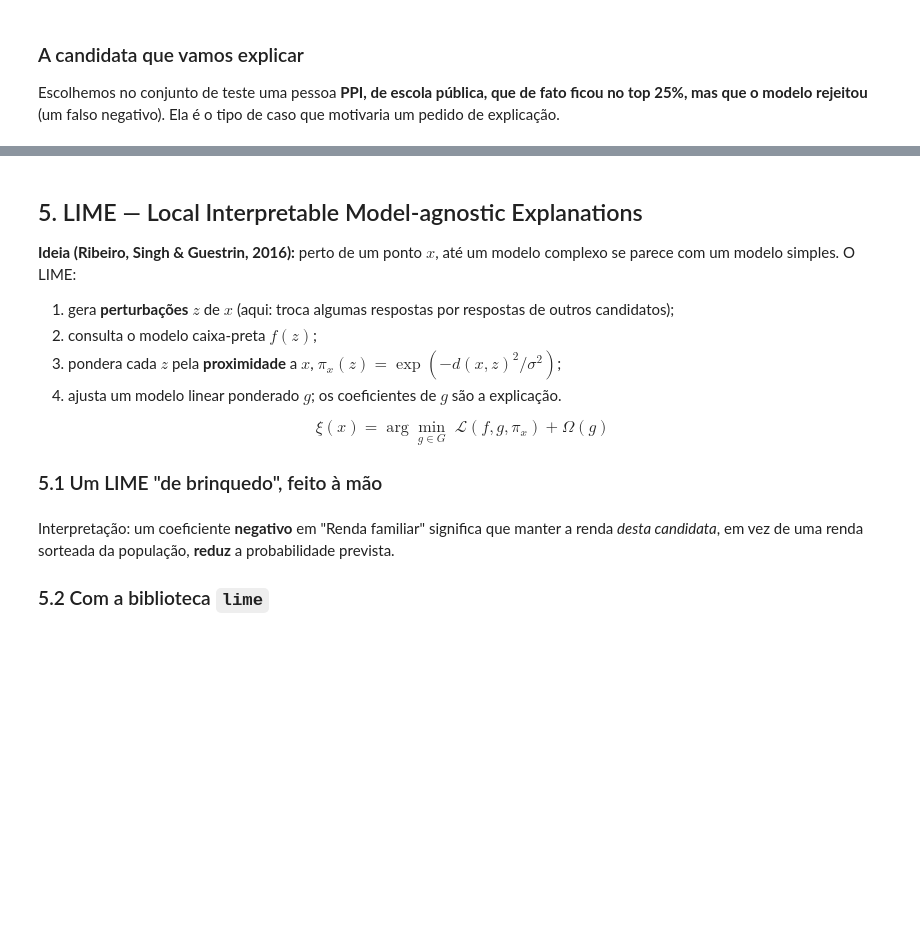
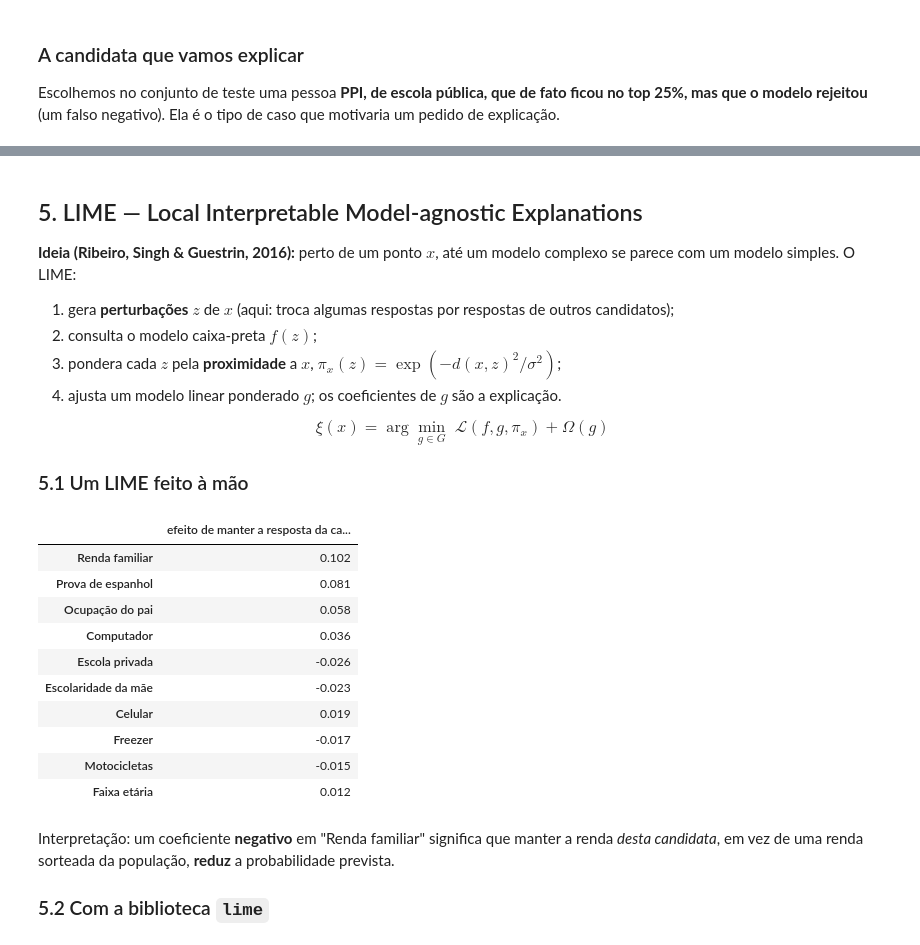
Before and after one commit to giovana-morais/ciencia_de_dados_responsavel, a Jupyter notebook: encontro_3/explicabilidade_enem_2023.ipynb, the cells around one changed output, grey strips where cells are left out. Cells and saved outputs as stored; diff of their text form; code cells hidden in the pictures; blank space fills up the shorter version.

Commit message:
adiciona materiais do encontro 4

```diff
--- a/encontro_3/explicabilidade_enem_2023.ipynb
+++ b/encontro_3/explicabilidade_enem_2023.ipynb
@@ -56,22 +56,17 @@ AZUL, LARANJA, VERMELHO, CINZA = "#2a78d6", "#eb6834", "#e34948", "#a8a7a0"
 
 Mesmo procedimento da aula anterior: download do INEP (ou caminho local/Drive), leitura apenas das colunas
 necessárias e recorte para **concluintes de 2023, não treineiros, presentes nas quatro provas e com redação válida**.
+# %%
+# Mude pro caminho onde vc salvou seus dados
+ARQUIVO_DADOS = "../encontro_1/microdados_enem_2023/DADOS/MICRODADOS_ENEM_2023.csv"
+
+# O arquivo tem 3.9 milhões de linhas. 50k é suficiente pra gente ver o
+# impacto das decisões e mantém o notebook rápido.
+TAMANHO_AMOSTRA = 50000
+
+# Seed de gerador aleatório
+RANDOM_SEED = 42
 # %%
-URL_INEP    = "https://download.inep.gov.br/microdados/microdados_enem_2023.zip"
-CAMINHO_ZIP = os.environ.get("ENEM_ZIP", "microdados_enem_2023.zip")
-CAMINHO_CSV = os.environ.get("ENEM_CSV", "MICRODADOS_ENEM_2023.csv")
-N_LINHAS    = None   # ex.: 500_000 para uma amostra rápida
-
-if not os.path.exists(CAMINHO_CSV):
-    if not os.path.exists(CAMINHO_ZIP):
-        print("Baixando microdados do INEP… (pode levar alguns minutos)")
-        urllib.request.urlretrieve(URL_INEP, CAMINHO_ZIP)
-    with zipfile.ZipFile(CAMINHO_ZIP) as z:
-        membro = [n for n in z.namelist() if n.upper().endswith("MICRODADOS_ENEM_2023.CSV")][0]
-        with z.open(membro) as src, open(CAMINHO_CSV, "wb") as dst:
-            while chunk := src.read(1 << 24):
-                dst.write(chunk)
-
 QUESTOES = [f"Q{i:03d}" for i in range(1, 26)]
 NOTAS    = ["NU_NOTA_CN", "NU_NOTA_CH", "NU_NOTA_LC", "NU_NOTA_MT", "NU_NOTA_REDACAO"]
 COLUNAS  = (["TP_FAIXA_ETARIA", "TP_SEXO", "TP_COR_RACA", "TP_ST_CONCLUSAO", "TP_ESCOLA",
@@ -81,7 +76,7 @@ COLUNAS  = (["TP_FAIXA_ETARIA", "TP_SEXO", "TP_COR_RACA", "TP_ST_CONCLUSAO", "TP
 tipos = {c: "float32" for c in NOTAS}
 tipos.update({c: "category" for c in QUESTOES + ["TP_SEXO", "SG_UF_PROVA"]})
 
-bruto = pd.read_csv(CAMINHO_CSV, sep=";", encoding="latin-1", nrows=N_LINHAS,
+bruto = pd.read_csv(ARQUIVO_DADOS, sep=";", encoding="latin-1", nrows=TAMANHO_AMOSTRA,
                     usecols=lambda c: c in COLUNAS, dtype=tipos)
 
 pres = bruto[["TP_PRESENCA_CN", "TP_PRESENCA_CH", "TP_PRESENCA_LC", "TP_PRESENCA_MT"]].eq(1).all(axis=1)
@@ -215,22 +235,44 @@ modelo simples. O LIME:
 
 $$\xi(x) = \arg\min_{g \in G} \; \mathcal{L}(f, g, \pi_x) + \Omega(g)$$
 
-### 5.1 Um LIME "de brinquedo", feito à mão
+### 5.1 Um LIME feito à mão
 # %%
 def lime_na_mao(x, f, X_ref, n=5000, sigma=0.25, seed=0):
+    """
+    x: instancia que vamos explicar
+    f: funcao que vamos explicar (nesse caso, estamos olhando para a variação do nosso modelo (gradientboosting)
+    X_ref: referencia dos dados. aqui, os dados de treino. é daqui que pegamos a nossa vizinhança
+    sigma: é o desvio padrão que vamos usar na hora de ponderar cada Z pela proximidade
+    seed: semente aleatória pra reproduzir
+    """
     r = np.random.default_rng(seed)
     p = x.shape[1]
     manter = r.integers(0, 2, size=(n, p))                     # 1 = mantém a resposta de x
-    doadores = X_ref.values[r.integers(0, len(X_ref), size=n)]  # respostas de outras pessoas
-    Z = np.where(manter == 1, x.values, doadores)
+    dados_pertubacao = X_ref.values[r.integers(0, len(X_ref), size=n)]  # respostas de outras pessoas
+    Z = np.where(manter == 1, x.values, dados_pertubacao)
     dist = 1 - manter.mean(axis=1)                              # fração de respostas trocadas
     peso = np.exp(-(dist ** 2) / sigma ** 2)
+    # nosso modelo aqui é uma regressão ridge. qualquer modelo "caixa-branca" pode ser usado como modelo substituto.
+    # vc pode, por exemplo, trocar por uma árvore de decisão
     g = Ridge(alpha=1.0).fit(manter, f(pd.DataFrame(Z, columns=x.columns)), sample_weight=peso)
+
     return pd.Series(g.coef_, index=x.columns).sort_values(key=abs, ascending=False)
 
 f_proba = lambda Z: modelo.predict_proba(Z)[:, 1]
 exp_mao = lime_na_mao(x_cand, f_proba, X_tr)
 exp_mao.head(10).to_frame("efeito de manter a resposta da candidata")
+# %% [output]
+|  | efeito de manter a resposta da ca... |
+| Renda familiar | 0.102 |
+| Prova de espanhol | 0.081 |
+| Ocupação do pai | 0.058 |
+| Computador | 0.036 |
+| Escola privada | -0.026 |
+| Escolaridade da mãe | -0.023 |
+| Celular | 0.019 |
+| Freezer | -0.017 |
+| Motocicletas | -0.015 |
+| Faixa etária | 0.012 |
 # %% [markdown]
 Interpretação: um coeficiente **negativo** em "Renda familiar" significa que manter a renda *desta candidata*,
 em vez de uma renda sorteada da população, **reduz** a probabilidade prevista.
```
Also changed, not shown: parts of 17 cells of this notebook, 9 other files.
